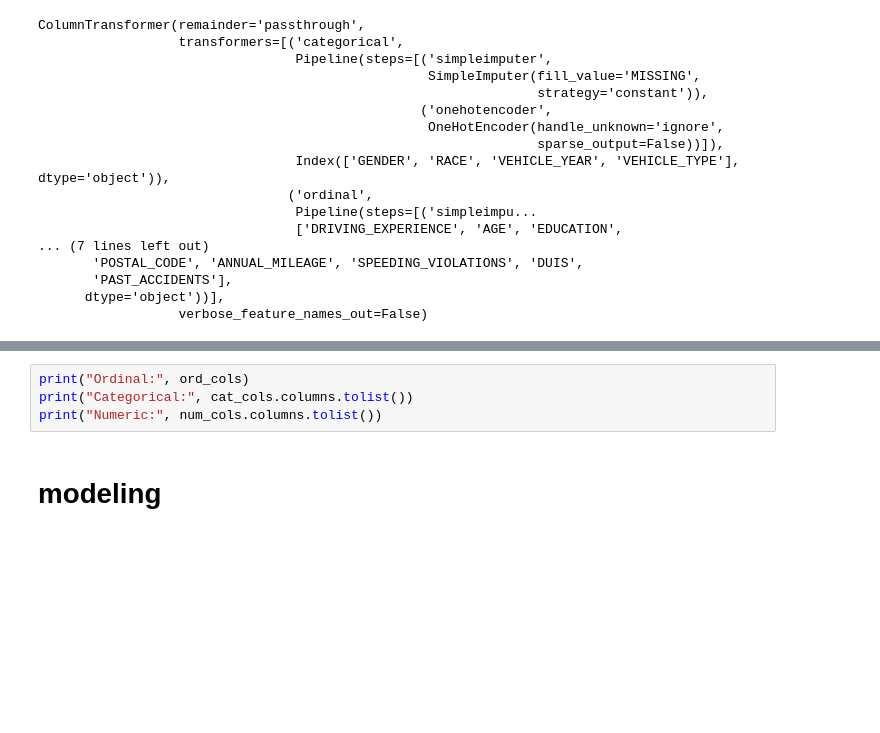
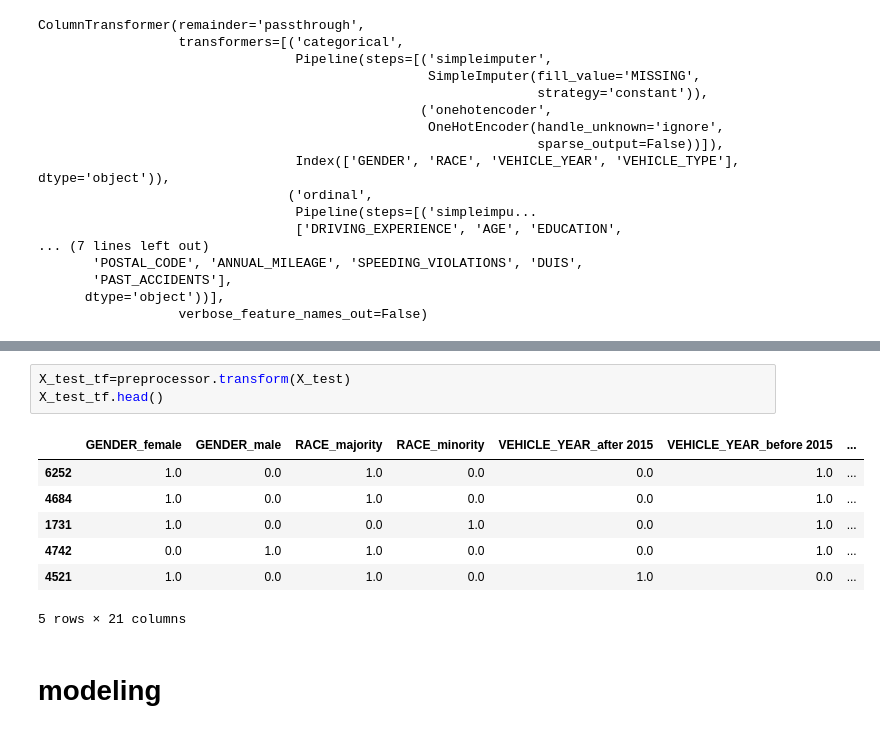
Before and after one commit to farahwadya/Car-insurance-intermediate-machine-learning-project, a Jupyter notebook: Car_insurance_prj.ipynb, the cells around one changed output, grey strips where cells are left out. Saved outputs shown, nothing was run; the diff lists cells and outputs as text; blank space fills up the shorter version.

```diff
--- a/Car_insurance_prj.ipynb
+++ b/Car_insurance_prj.ipynb
@@ -393,7 +398,14 @@ InvalidParameterError: The 'strategy' parameter of SimpleImputer must be a str a
-# %%
-print("Ordinal:", ord_cols)
-print("Categorical:", cat_cols.columns.tolist())
-print("Numeric:", num_cols.columns.tolist())
+# %%
+X_test_tf=preprocessor.transform(X_test)
+X_test_tf.head()
+# %% [output]
+|  | GENDER_female | GENDER_male | RACE_majority | RACE_minority | VEHICLE_YEAR_after 2015 | VEHICLE_YEAR_before 2015 | ... |
+| 6252 | 1.0 | 0.0 | 1.0 | 0.0 | 0.0 | 1.0 | ... |
+| 4684 | 1.0 | 0.0 | 1.0 | 0.0 | 0.0 | 1.0 | ... |
+| 1731 | 1.0 | 0.0 | 0.0 | 1.0 | 0.0 | 1.0 | ... |
+| 4742 | 0.0 | 1.0 | 1.0 | 0.0 | 0.0 | 1.0 | ... |
+| 4521 | 1.0 | 0.0 | 1.0 | 0.0 | 1.0 | 0.0 | ... |
+5 rows × 21 columns
 # %% [markdown]
 # modeling
 # %% [markdown]
```
Also changed, not shown: parts of 3 cells of this notebook.
